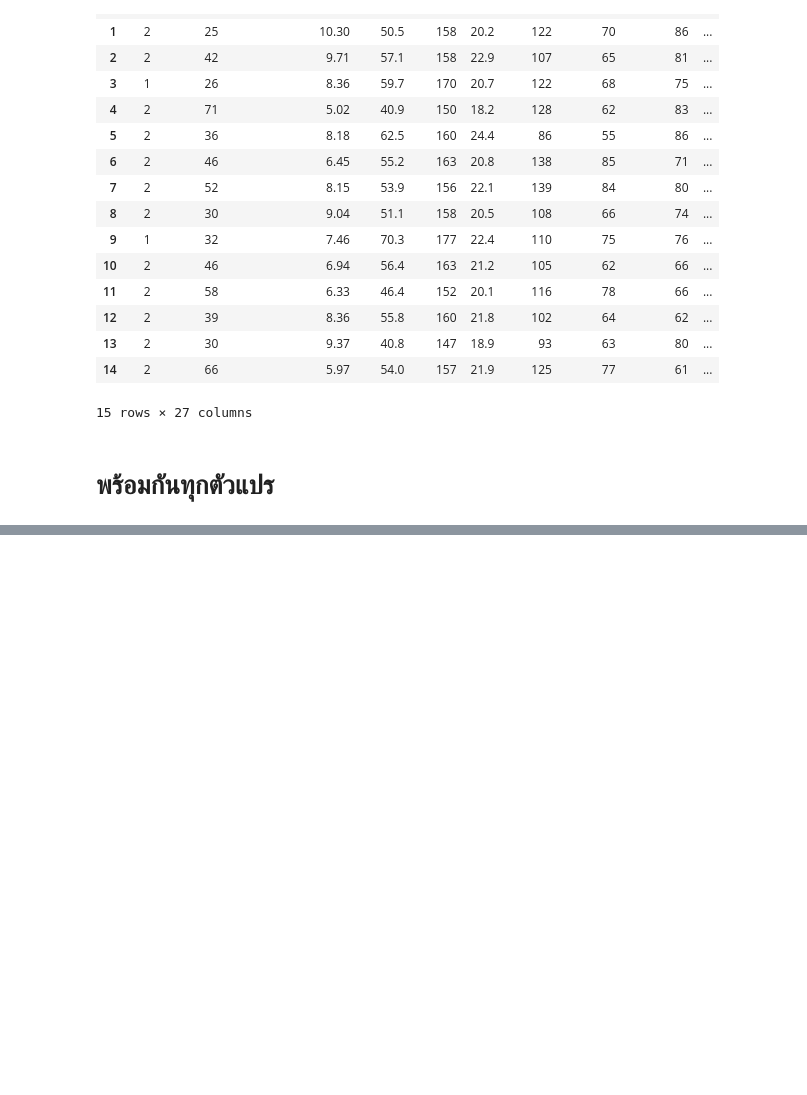
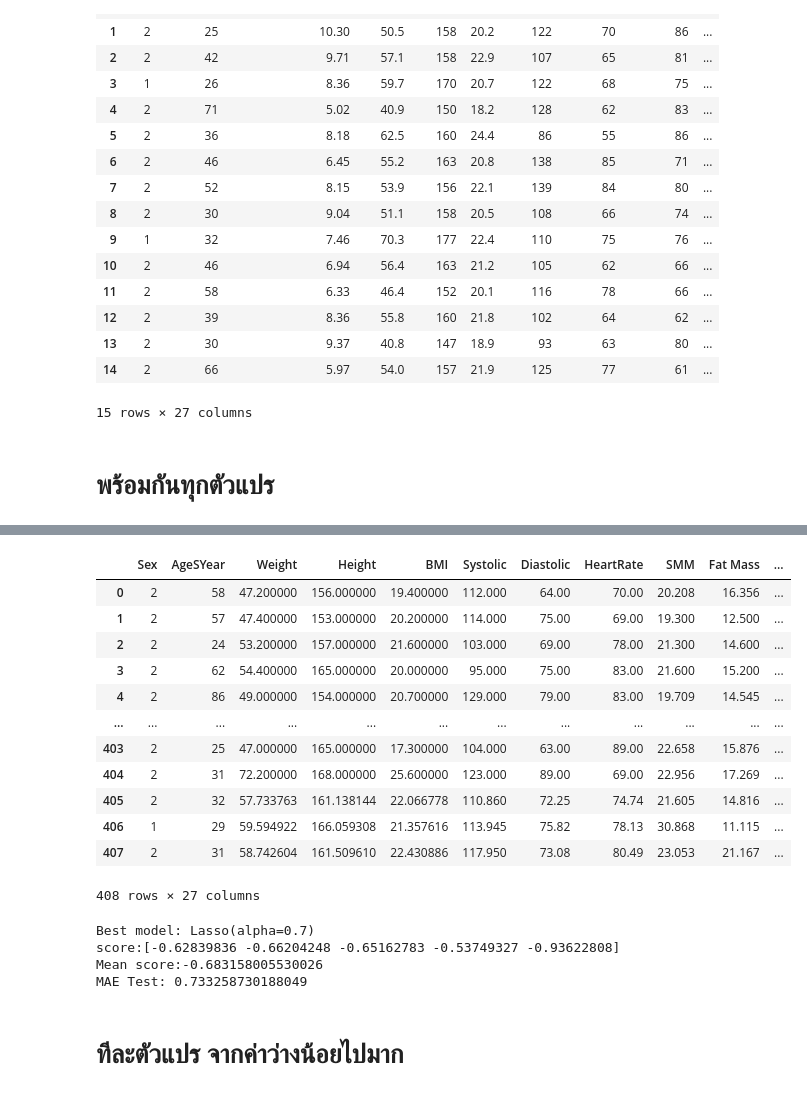
Before and after one commit to Worachet-Ch/Project, a Jupyter notebook: Lasso.ipynb, the cells around one changed output, grey strips where cells are left out. Saved outputs shown, nothing was run; the diff lists cells and outputs as text; code cells hidden in the pictures; blank space fills up the shorter version.

```diff
--- a/Lasso.ipynb
+++ b/Lasso.ipynb
@@ -97,0 +98,25 @@ mean score:-1.964065688420007
+# %%
+df_decreasing
+# %% [output]
+|  | Sex | AgeSYear | Weight | Height | BMI | Systolic | Diastolic | HeartRate | SMM | Fat Mass | ... |
+| 0 | 2 | 58 | 47.200000 | 156.000000 | 19.400000 | 112.000 | 64.00 | 70.00 | 20.208 | 16.356 | ... |
+| 1 | 2 | 57 | 47.400000 | 153.000000 | 20.200000 | 114.000 | 75.00 | 69.00 | 19.300 | 12.500 | ... |
+| 2 | 2 | 24 | 53.200000 | 157.000000 | 21.600000 | 103.000 | 69.00 | 78.00 | 21.300 | 14.600 | ... |
+| 3 | 2 | 62 | 54.400000 | 165.000000 | 20.000000 | 95.000 | 75.00 | 83.00 | 21.600 | 15.200 | ... |
+| 4 | 2 | 86 | 49.000000 | 154.000000 | 20.700000 | 129.000 | 79.00 | 83.00 | 19.709 | 14.545 | ... |
+| ... | ... | ... | ... | ... | ... | ... | ... | ... | ... | ... | ... |
+| 403 | 2 | 25 | 47.000000 | 165.000000 | 17.300000 | 104.000 | 63.00 | 89.00 | 22.658 | 15.876 | ... |
+| 404 | 2 | 31 | 72.200000 | 168.000000 | 25.600000 | 123.000 | 89.00 | 69.00 | 22.956 | 17.269 | ... |
+| 405 | 2 | 32 | 57.733763 | 161.138144 | 22.066778 | 110.860 | 72.25 | 74.74 | 21.605 | 14.816 | ... |
+| 406 | 1 | 29 | 59.594922 | 166.059308 | 21.357616 | 113.945 | 75.82 | 78.13 | 30.868 | 11.115 | ... |
+| 407 | 2 | 31 | 58.742604 | 161.509610 | 22.430886 | 117.950 | 73.08 | 80.49 | 23.053 | 21.167 | ... |
+408 rows × 27 columns
+# %%
+data(df_decreasing,data_test)
+# %% [output]
+Best model: Lasso(alpha=0.7)
+score:[-0.62839836 -0.66204248 -0.65162783 -0.53749327 -0.93622808]
+Mean score:-0.683158005530026
+MAE Test: 0.733258730188049
+# %% [markdown]
+# ทีละตัวแปร จากค่าว่างน้อยไปมาก
```
Also changed, not shown: parts of 19 cells of this notebook.
